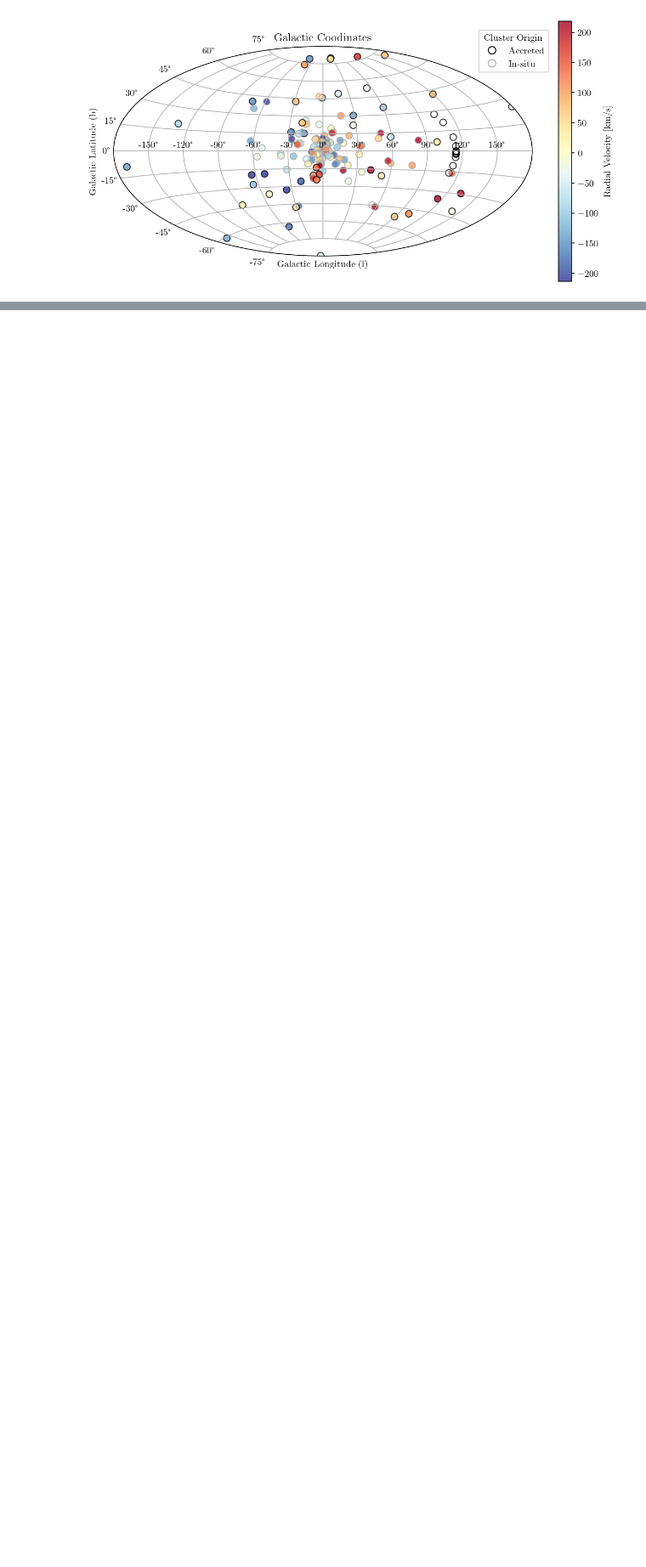
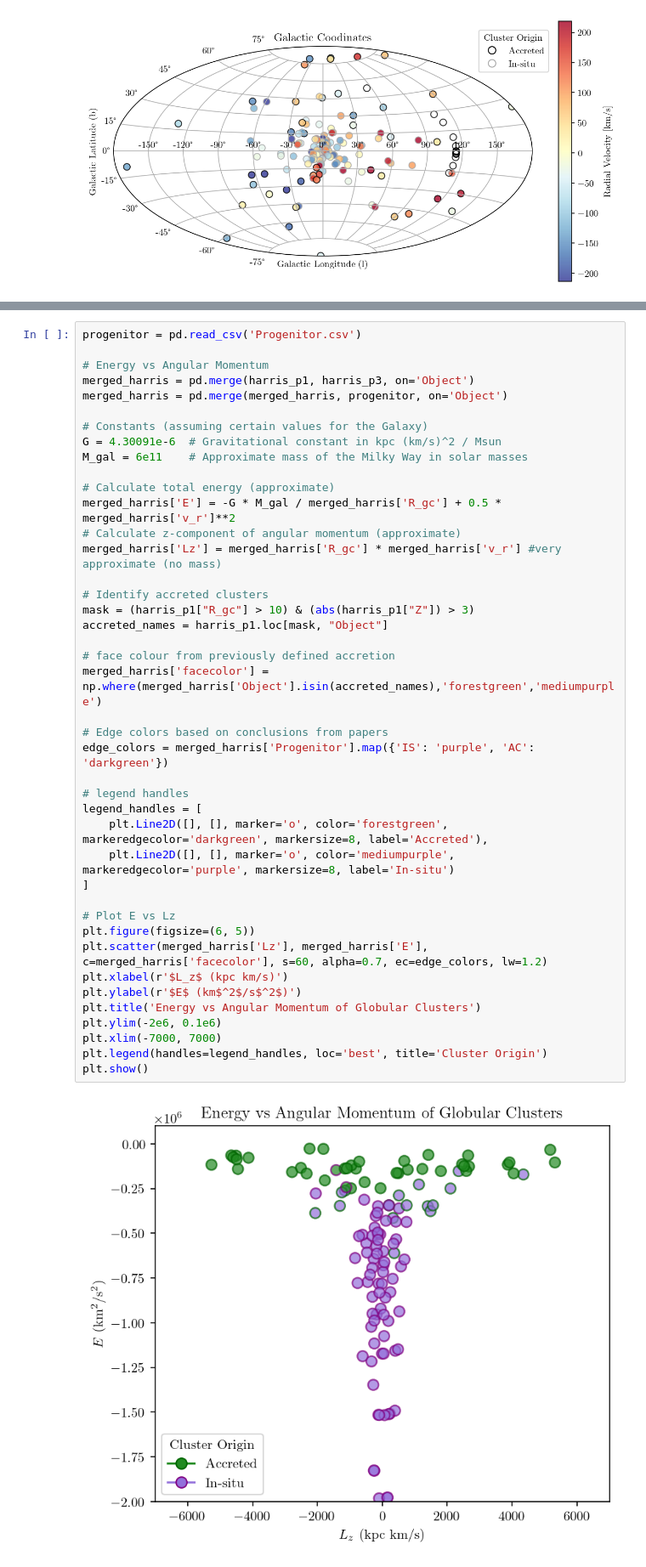
Before and after one commit to sleepdepr1ved/PHYS3116_Team, a Jupyter notebook: PHYS3116_Main_Code.ipynb, the cells around one changed output, grey strips where cells are left out. Shown: that part at 85% size. Drawn from its saved outputs; the diff is of its cells as text; blank space fills up the shorter version.

Commit message:
added to E-Lz plot

```diff
--- a/PHYS3116_Main_Code.ipynb
+++ b/PHYS3116_Main_Code.ipynb
@@ -398,0 +364,44 @@ plt.show()
+# %%
+progenitor = pd.read_csv('Progenitor.csv')
+
+# Energy vs Angular Momentum
+merged_harris = pd.merge(harris_p1, harris_p3, on='Object')
+merged_harris = pd.merge(merged_harris, progenitor, on='Object')
+
+# Constants (assuming certain values for the Galaxy)
+G = 4.30091e-6  # Gravitational constant in kpc (km/s)^2 / Msun
+M_gal = 6e11    # Approximate mass of the Milky Way in solar masses
+
+# Calculate total energy (approximate)
+merged_harris['E'] = -G * M_gal / merged_harris['R_gc'] + 0.5 * merged_harris['v_r']**2
+# Calculate z-component of angular momentum (approximate)
+merged_harris['Lz'] = merged_harris['R_gc'] * merged_harris['v_r'] #very approximate (no mass)
+
+# Identify accreted clusters
+mask = (harris_p1["R_gc"] > 10) & (abs(harris_p1["Z"]) > 3)
+accreted_names = harris_p1.loc[mask, "Object"]
+
+# face colour from previously defined accretion
+merged_harris['facecolor'] = np.where(merged_harris['Object'].isin(accreted_names),'forestgreen','mediumpurple')
+
+# Edge colors based on conclusions from papers
+edge_colors = merged_harris['Progenitor'].map({'IS': 'purple', 'AC': 'darkgreen'})
+
+# legend handles
+legend_handles = [
+    plt.Line2D([], [], marker='o', color='forestgreen', markeredgecolor='darkgreen', markersize=8, label='Accreted'),
+    plt.Line2D([], [], marker='o', color='mediumpurple', markeredgecolor='purple', markersize=8, label='In-situ')
+]
+
+# Plot E vs Lz
+plt.figure(figsize=(6, 5))
+plt.scatter(merged_harris['Lz'], merged_harris['E'], c=merged_harris['facecolor'], s=60, alpha=0.7, ec=edge_colors, lw=1.2)
+plt.xlabel(r'$L_z$ (kpc km/s)')
+plt.ylabel(r'$E$ (km$^2$/s$^2$)')
+plt.title('Energy vs Angular Momentum of Globular Clusters')
+plt.ylim(-2e6, 0.1e6)
+plt.xlim(-7000, 7000)
+plt.legend(handles=legend_handles, loc='best', title='Cluster Origin')
+plt.show()
+# %% [output]
+[figure, added]
```
Also changed, not shown: parts of 1 cell of this notebook.
